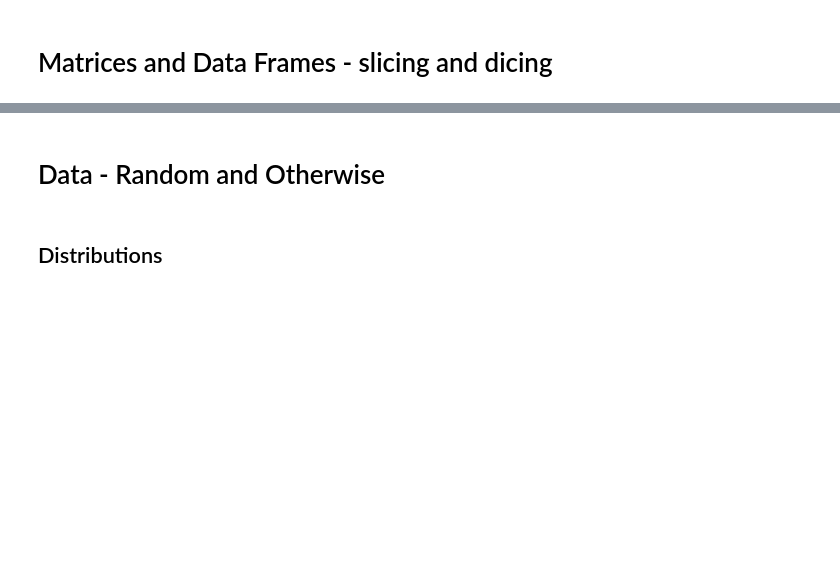
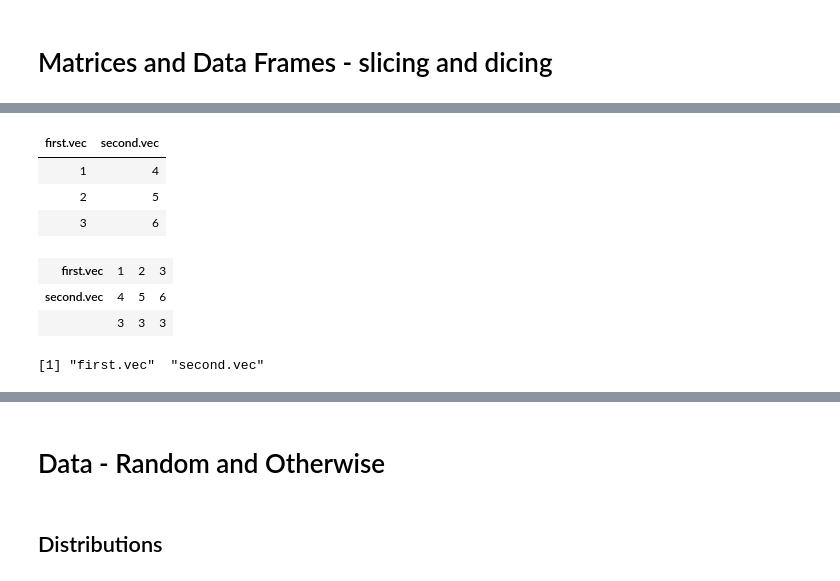
Before and after one commit to joidegn/R-tutorial, a Jupyter notebook: tutorial 1 - R Basics/R Basics.ipynb, the cells around one changed output, grey strips where cells are left out. Cells and saved outputs as stored; diff of their text form; code cells hidden in the pictures; blank space fills up the shorter version.

Commit message:
Updates to first tutorial

```diff
--- a/tutorial 1 - R Basics/R Basics.ipynb
+++ b/tutorial 1 - R Basics/R Basics.ipynb
@@ -159,0 +337,21 @@ matr[1:3, 2:4]
+# %%
+first.vec = c(1,2,3)
+second.vec = c(4,5,6)
+cbind(first.vec, second.vec)
+# %% [output]
+| first.vec | second.vec |
+| 1 | 4 |
+| 2 | 5 |
+| 3 | 6 |
+# %%
+some.matrix = rbind(first.vec, second.vec, 3)
+# %%
+some.matrix
+# %% [output]
+| first.vec | 1 | 2 | 3 |
+| second.vec | 4 | 5 | 6 |
+|  | 3 | 3 | 3 |
+# %%
+rownames(some.matrix)
+# %% [output]
+[1] "first.vec"  "second.vec"
```
Also changed, not shown: parts of 79 cells of this notebook.
